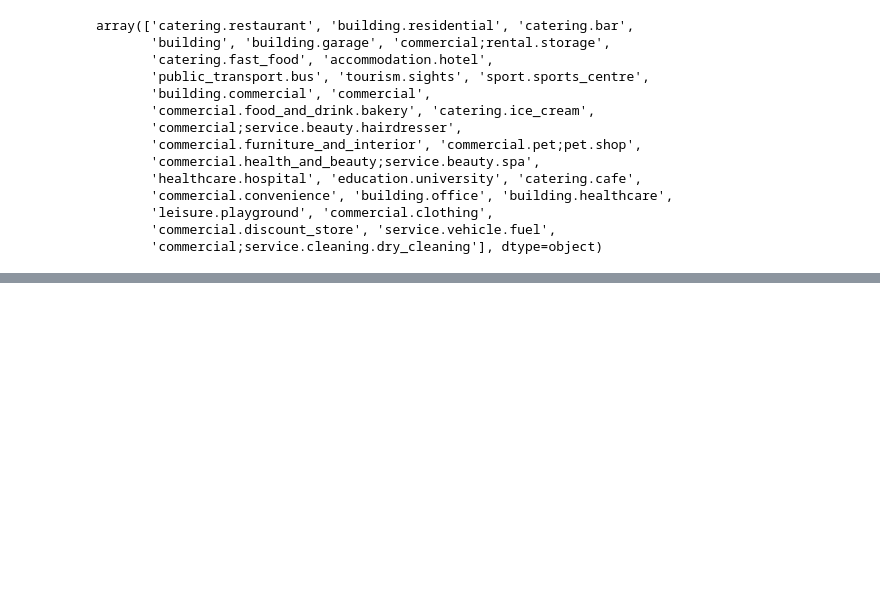
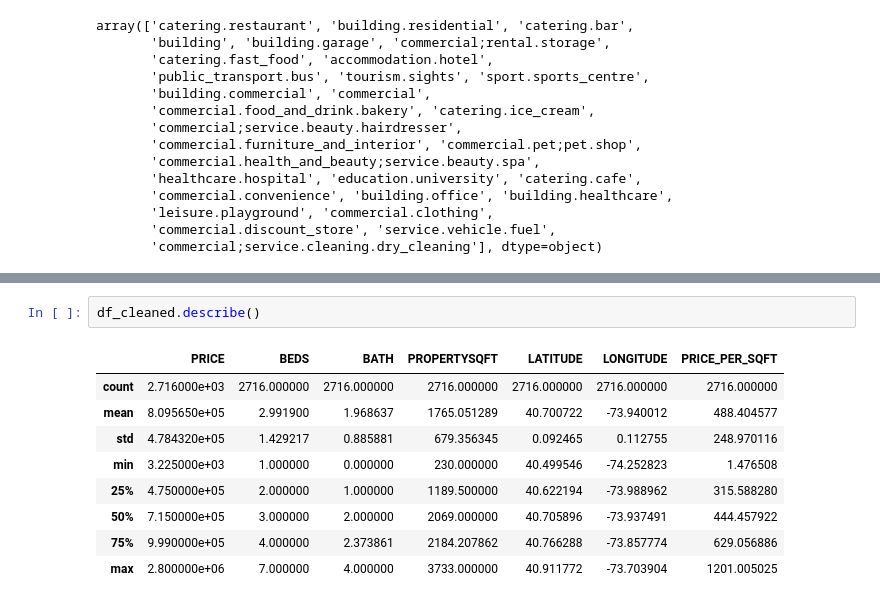
Before and after one commit to avineets87/housing-price-analysis, a Jupyter notebook: data_processing.ipynb, the cells around one changed output, grey strips where cells are left out. Drawn from its saved outputs; the diff is of its cells as text; blank space fills up the shorter version.

```diff
--- a/data_processing.ipynb
+++ b/data_processing.ipynb
@@ -324,0 +490,12 @@ File saved as 'Cleaned_data'
+# %%
+df_cleaned.describe()
+# %% [output]
+|  | PRICE | BEDS | BATH | PROPERTYSQFT | LATITUDE | LONGITUDE | PRICE_PER_SQFT |
+| count | 2.716000e+03 | 2716.000000 | 2716.000000 | 2716.000000 | 2716.000000 | 2716.000000 | 2716.000000 |
+| mean | 8.095650e+05 | 2.991900 | 1.968637 | 1765.051289 | 40.700722 | -73.940012 | 488.404577 |
+| std | 4.784320e+05 | 1.429217 | 0.885881 | 679.356345 | 0.092465 | 0.112755 | 248.970116 |
+| min | 3.225000e+03 | 1.000000 | 0.000000 | 230.000000 | 40.499546 | -74.252823 | 1.476508 |
+| 25% | 4.750000e+05 | 2.000000 | 1.000000 | 1189.500000 | 40.622194 | -73.988962 | 315.588280 |
+| 50% | 7.150000e+05 | 3.000000 | 2.000000 | 2069.000000 | 40.705896 | -73.937491 | 444.457922 |
+| 75% | 9.990000e+05 | 4.000000 | 2.373861 | 2184.207862 | 40.766288 | -73.857774 | 629.056886 |
+| max | 2.800000e+06 | 7.000000 | 4.000000 | 3733.000000 | 40.911772 | -73.703904 | 1201.005025 |
```
Also changed, not shown: parts of 21 cells of this notebook, 1 other file.
